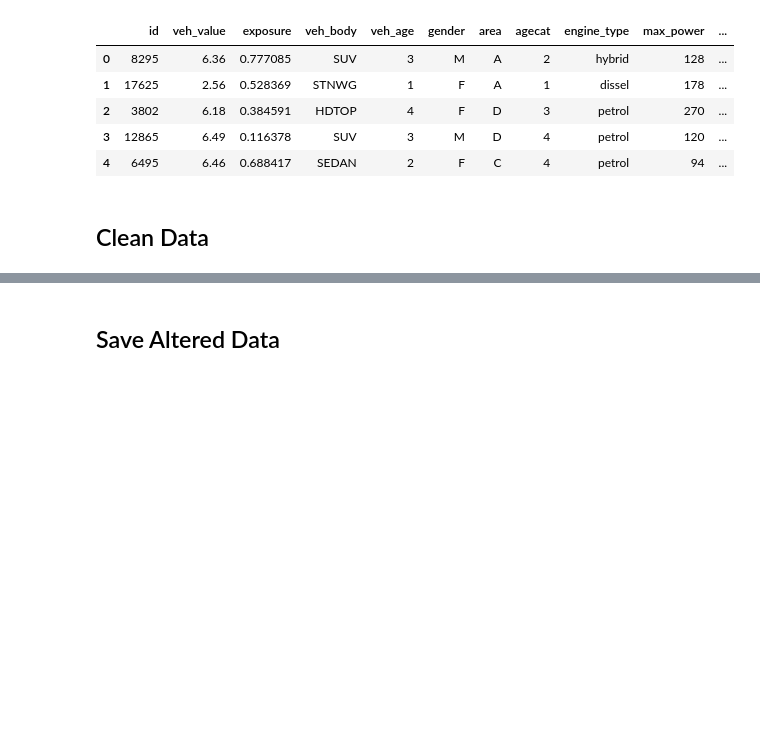
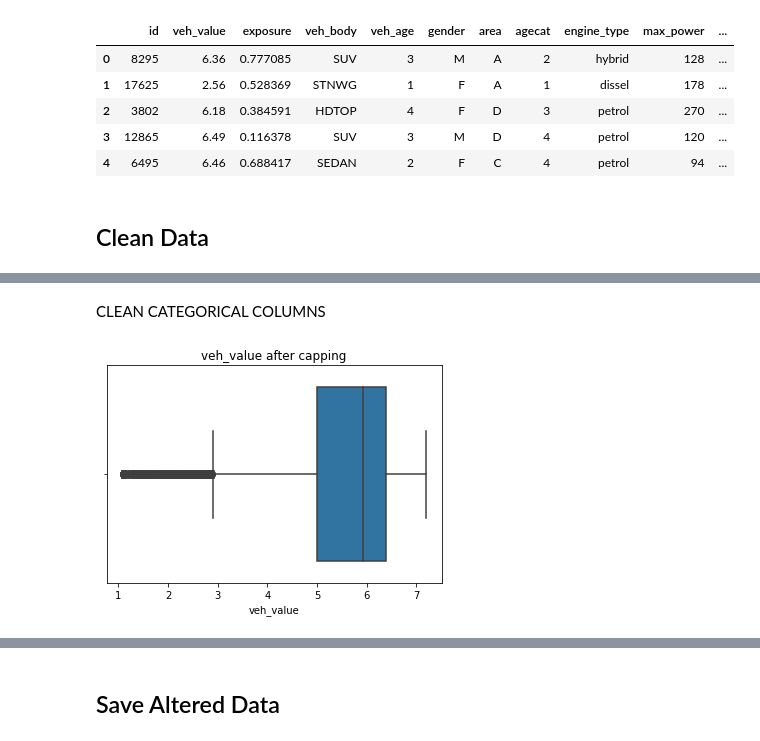
Before and after one commit to adervesh03/Hawkeye-Datathon-2025, a Jupyter notebook: backend/data_collection.ipynb, the cells around one changed output, grey strips where cells are left out. Cells and saved outputs as stored; diff of their text form; code cells hidden in the pictures; blank space fills up the shorter version.

Commit message:
Update: Made changes to data collection notebook for Hawkeye-Datathon

```diff
--- a/backend/data_collection.ipynb
+++ b/backend/data_collection.ipynb
@@ -36,8 +36,8 @@ To: /Users/aliese/Datathon_2025/Hawkeye-Datathon-2025/backend/synthetic_auto_pol
 # %% [markdown]
 ## Extract Data
 # %%
-model_data = pd.read_csv('../project/model_data.csv')
-print( model_data.shape )
+model_data = pd.read_csv('../.local/synthetic_auto_policies_model_data_10042025.csv')
+print(model_data.shape)
 model_data.head(5)
 # %% [output]
 (15000, 24)
@@ -62,3 +62,21 @@ inference_data.head(5)
 | 4 | 6495 | 6.46 | 0.688417 | SEDAN | 2 | F | C | 4 | petrol | 94 | ... |
 # %% [markdown]
 ## Clean Data
+# %%
+import numpy as np
+import pandas as pd
+
+def cap_outliers(df, columns, lower_percentile=1, upper_percentile=99):
+    for col in columns:
+        lower = np.nanpercentile(df[col], lower_percentile)
+        upper = np.nanpercentile(df[col], upper_percentile)
+        df[col] = df[col].clip(lower=lower, upper=upper)
+        print(f"{col} capped between {round(lower,2)} and {round(upper,2)}")
+    return df
+
+numeric_cols = [
+    "veh_value", "exposure", "max_power", "driving_history_score",
+    "credit_score", "numclaims", "claimcst0"
+]
+
+model_data = cap_outliers(model_data, numeric_cols)
@@ -64,0 +91,23 @@ inference_data.head(5)
+# %% [markdown]
+CLEAN CATEGORICAL COLUMNS
+# %%
+categorical_cols = [
+    "veh_body", "engine_type", "veh_color", "gender", "area",
+    "marital_status", "e_bill", "low_education_ind", "time_of_week_driven",
+    "time_driven", "trm_len"
+]
+
+for col in categorical_cols:
+    # Strip whitespace and standardize case
+    model_data[col] = model_data[col].astype(str).str.strip().str.lower()
+    # Replace placeholder missing values like 'nan' or empty strings
+    model_data[col] = model_data[col].replace(['nan', '', 'none'], np.nan)
+# %%
+import seaborn as sns
+import matplotlib.pyplot as plt
+
+sns.boxplot(x=model_data['veh_value'])
+plt.title("veh_value after capping")
+plt.show()
+# %% [output]
+[figure, added]
```
Also changed, not shown: parts of 13 cells of this notebook.
